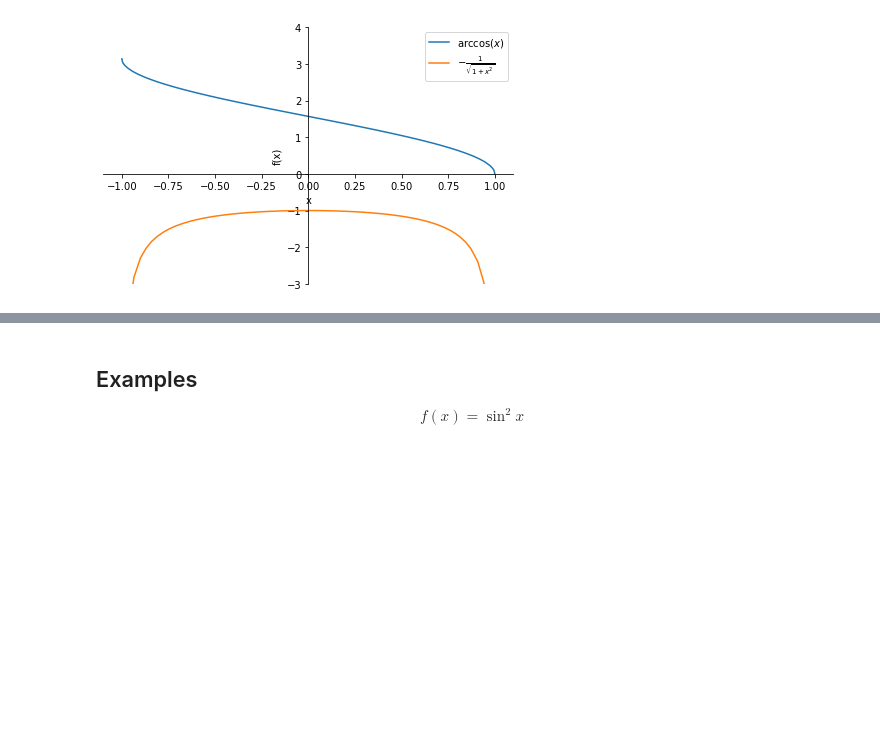
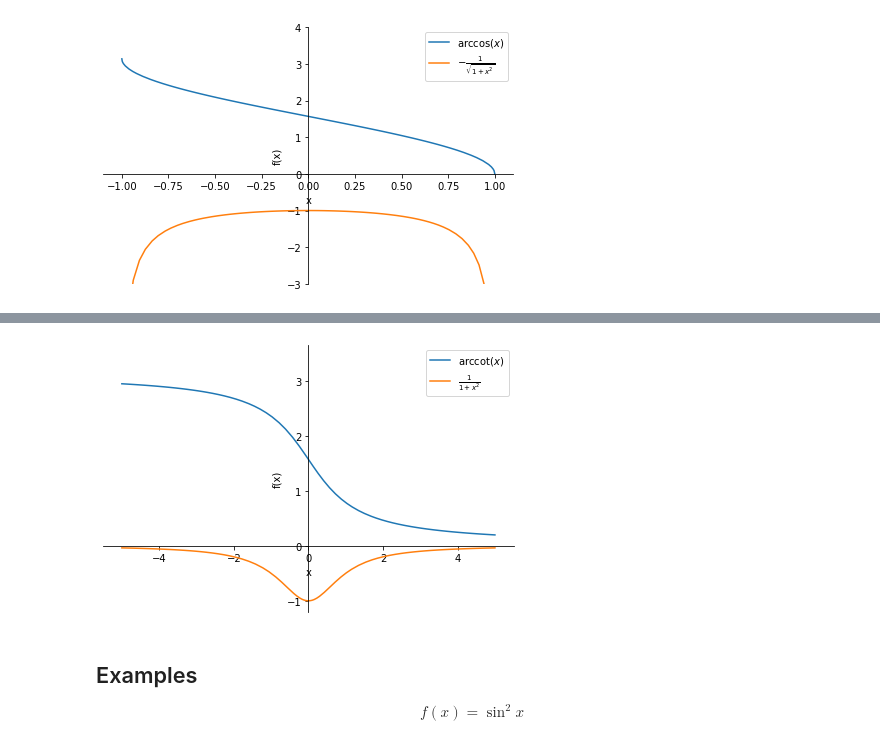
Before and after one commit to gerhardJaeger/mathML_24_25, a Jupyter notebook: session20/Notebook20.ipynb, the cells around one changed output, grey strips where cells are left out. Saved outputs shown, nothing was run; the diff lists cells and outputs as text; code cells hidden in the pictures; blank space fills up the shorter version.

```diff
--- a/session20/Notebook20.ipynb
+++ b/session20/Notebook20.ipynb
@@ -512,3 +541,37 @@ p.show()
+# %%
+import sympy as sp
+
+# Define the variable
+x = sp.symbols('x')
+
+# Define the adjusted arccotangent function
+# Use a piecewise function to handle the negative and positive halves
+arccot_adjusted = sp.Piecewise(
+    (sp.acot(x), x >= 0),
+    (sp.pi + sp.acot(x), x < 0)
+)
+
+# Define the derivative of the adjusted arccotangent
+d_arccot_adjusted = sp.Piecewise(
+    (-1 / (1 + x**2), x != 0),  # Derivative of arccot for x != 0
+    (0, x == 0)                 # Define derivative as 0 at x = 0 for continuity
+)
+
+# Plot using SymPy's plot function
+p = sp.plot(
+    arccot_adjusted, d_arccot_adjusted,
+    (x, -5, 5),
+    legend=True,
+    ylim=(-1.2, sp.pi + 0.5),  # Adjust ylim for the new range
+    show=False  # To customize further
+)
+
+# Customize labels
+p[0].label = r"$\operatorname{arccot}(x)$"
+p[1].label = r"$\frac{1}{1+x^2}$"
+p.show()
+# %% [output]
+[figure, added]
 # %% [markdown]
 ## Examples
 
```
Also changed, not shown: parts of 19 cells of this notebook.
